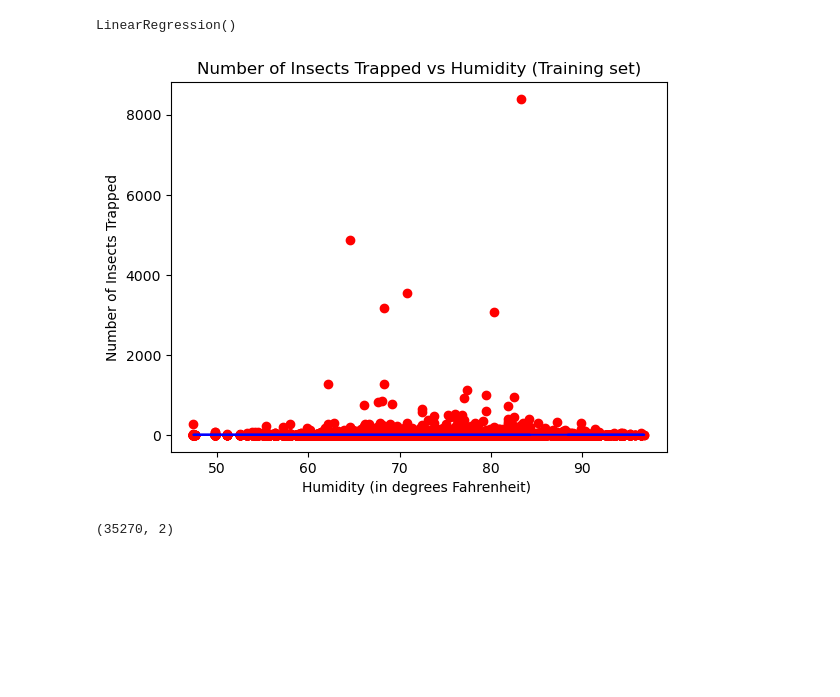
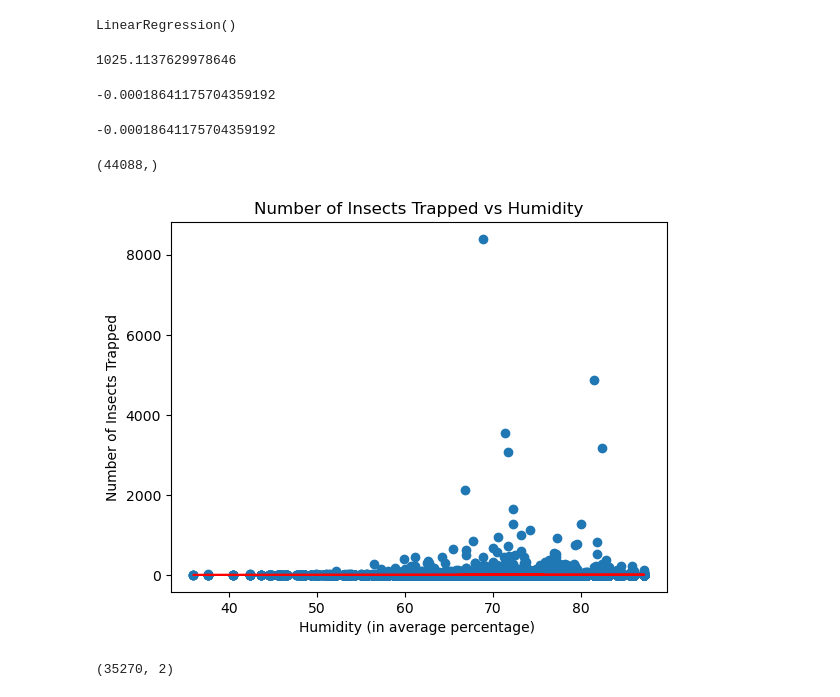
Before and after one commit to cloestreich/Final-Project, a Jupyter notebook: MachineLearning_2A.ipynb, the cells around one changed output. Cells and saved outputs as stored; diff of their text form; code cells hidden in the pictures; blank space fills up the shorter version.

```diff
--- a/MachineLearning_2A.ipynb
+++ b/MachineLearning_2A.ipynb
@@ -123,13 +181,31 @@ LinearRegression()
+# %%
+mean_squared_error(y_test,predictions)
+# %% [output]
+1025.1137629978646
+# %%
+r2_score(np.array(y_test),predictions)
+# %% [output]
+-0.00018641175704359192
+# %%
+from sklearn.metrics import r2_score
+r2_score(y_test, predictions)
+# %% [output]
+-0.00018641175704359192
+# %%
+y_pred = classifier.predict(X)
+print(y_pred.shape)
+# %% [output]
+(44088,)
 # %%
 # Visualising the Training set results in a scatter plot
-plt.scatter(X_train, y_train, color = 'red')
-plt.plot(X_train, classifier.predict(X_train), color = 'blue')
-plt.title('Number of Insects Trapped vs Humidity (Training set)')
-plt.xlabel('Humidity (in degrees Fahrenheit) ')
+plt.scatter(X,y)
+plt.plot(X, y_pred, color='red')
+plt.title('Number of Insects Trapped vs Humidity')
+plt.xlabel('Humidity (in average percentage) ')
 plt.ylabel('Number of Insects Trapped')
 plt.show()
 # %% [output]
-[figure, old version]
+[figure, new version]
 # %%
 # Segment the features from the target
 y = df["individuals"]
```
Also changed, not shown: parts of 17 cells of this notebook, 5 other files.
